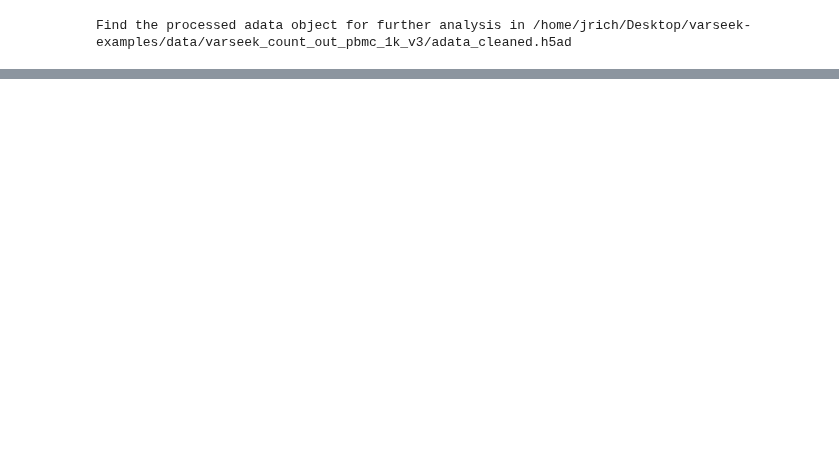
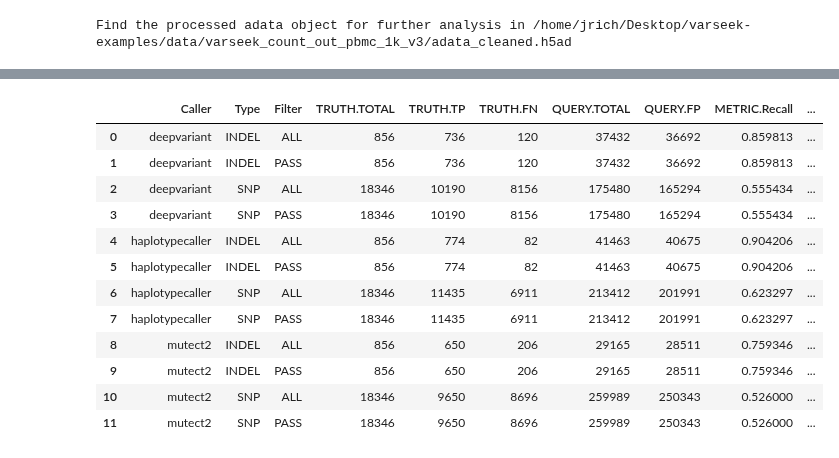
Before and after one commit to pachterlab/varseek-examples, a Jupyter notebook: vk_denovo.ipynb, the cells around one changed output, grey strips where cells are left out. Saved outputs shown, nothing was run; the diff lists cells and outputs as text; code cells hidden in the pictures; blank space fills up the shorter version.

```diff
--- a/vk_denovo.ipynb
+++ b/vk_denovo.ipynb
@@ -152,0 +570,36 @@ Find the processed adata object for further analysis in /home/jrich/Desktop/vars
+# %%
+# Collect the hap.py summary tables into one view.
+# varseek is the TRUTH set and each caller is the QUERY, so:
+#   Recall    = fraction of varseek calls confirmed by the caller
+#   Precision = fraction of the caller's calls also in varseek (low by design:
+#               varseek reports a small targeted subset vs. a genome-wide caller)
+summary_frames = []
+for label, alternate_vcf in [("deepvariant", deepvariant_vcf), ("haplotypecaller", haplotypecaller_vcf), ("mutect2", mutect2_vcf)]:
+    summary_csv_path = os.path.join(happy_out, f"varseek_vs_{label}.summary.csv")
+    if not os.path.isfile(summary_csv_path):
+        continue
+    df = pd.read_csv(summary_csv_path)
+    df.insert(0, "Caller", label)
+    summary_frames.append(df)
+
+if summary_frames:
+    summary_all = pd.concat(summary_frames, ignore_index=True)
+    cols = ["Caller", "Type", "Filter", "TRUTH.TOTAL", "TRUTH.TP", "TRUTH.FN",
+            "QUERY.TOTAL", "QUERY.FP", "METRIC.Recall", "METRIC.Precision", "METRIC.F1_Score"]
+    display(summary_all[cols])
+else:
+    print("No hap.py summaries found yet -- run the comparison cell above first.")
+# %% [output]
+|  | Caller | Type | Filter | TRUTH.TOTAL | TRUTH.TP | TRUTH.FN | QUERY.TOTAL | QUERY.FP | METRIC.Recall | ... |
+| 0 | deepvariant | INDEL | ALL | 856 | 736 | 120 | 37432 | 36692 | 0.859813 | ... |
+| 1 | deepvariant | INDEL | PASS | 856 | 736 | 120 | 37432 | 36692 | 0.859813 | ... |
+| 2 | deepvariant | SNP | ALL | 18346 | 10190 | 8156 | 175480 | 165294 | 0.555434 | ... |
+| 3 | deepvariant | SNP | PASS | 18346 | 10190 | 8156 | 175480 | 165294 | 0.555434 | ... |
+| 4 | haplotypecaller | INDEL | ALL | 856 | 774 | 82 | 41463 | 40675 | 0.904206 | ... |
+| 5 | haplotypecaller | INDEL | PASS | 856 | 774 | 82 | 41463 | 40675 | 0.904206 | ... |
+| 6 | haplotypecaller | SNP | ALL | 18346 | 11435 | 6911 | 213412 | 201991 | 0.623297 | ... |
+| 7 | haplotypecaller | SNP | PASS | 18346 | 11435 | 6911 | 213412 | 201991 | 0.623297 | ... |
+| 8 | mutect2 | INDEL | ALL | 856 | 650 | 206 | 29165 | 28511 | 0.759346 | ... |
+| 9 | mutect2 | INDEL | PASS | 856 | 650 | 206 | 29165 | 28511 | 0.759346 | ... |
+| 10 | mutect2 | SNP | ALL | 18346 | 9650 | 8696 | 259989 | 250343 | 0.526000 | ... |
+| 11 | mutect2 | SNP | PASS | 18346 | 9650 | 8696 | 259989 | 250343 | 0.526000 | ... |
```
Also changed, not shown: parts of 18 cells of this notebook, 2 other files.
